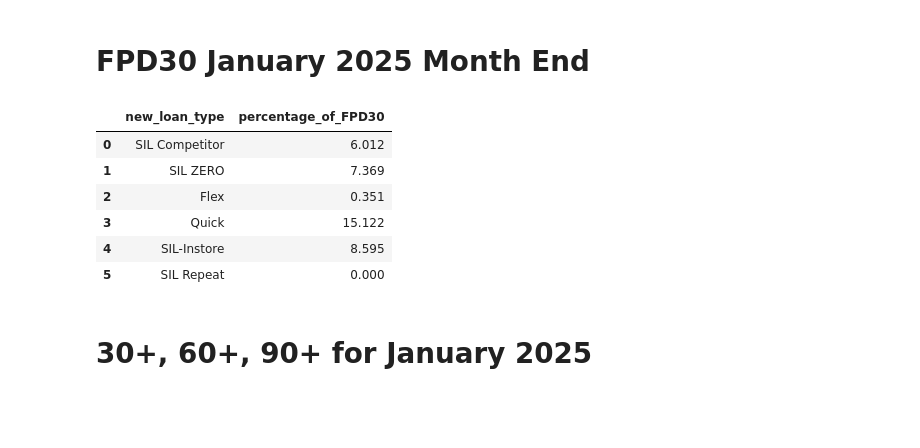
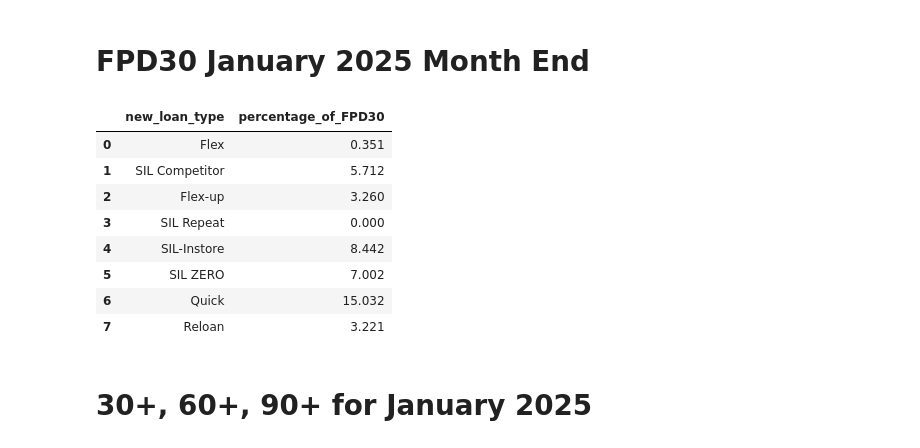
Before and after one commit to dchakroborti-tonik/KRI_Report_New, a Jupyter notebook: Notebook/New Notebook/newkrireportApril2024.ipynb, the cells around one changed output. Cells and saved outputs as stored; diff of their text form; code cells hidden in the pictures; blank space fills up the shorter version.

```diff
--- a/Notebook/New Notebook/newkrireportApril2024.ipynb
+++ b/Notebook/New Notebook/newkrireportApril2024.ipynb
@@ -28,28 +28,34 @@ client = bigquery.Client(project='prj-prod-dataplatform')
 # %% [markdown]
 # FPD30 January 2025 Month End
 # %%
-sq = """SELECT t1.new_loan_type,
+sq = """SELECT (case when t1.new_loan_type = 'Flex-up' and reloan_flag = 1 then 'Reloan'
+else t1.new_loan_type end) new_loan_type,
 case when sum(t1.obsFPD30) = 0 then 0 else ROUND(SUM(CASE when t1.defFPD30 = 1 then 1 ELSE 0 end )/sum(t1.obsFPD30)*100,3) end as percentage_of_FPD30
 from `prj-prod-dataplatform.risk_credit_mis.loan_master_table` t1
 inner JOIN prj-prod-dataplatform.risk_credit_mis.loan_bucket_flow_report_core t2
 ON
 t1.loanAccountNumber = t2.loanAccountNumber
 WHERE t1.flagDisbursement = 1
-and t1.new_loan_type in ('Quick','Flex','SIL-Instore', 'SIL ZERO', 'SIL Competitor', 'SIL Repeat')
+and
+(case when t1.new_loan_type = 'Flex-up' and reloan_flag = 1 then 'Reloan'
+else t1.new_loan_type end)
+in ('Quick','Flex','SIL-Instore', 'SIL ZERO', 'SIL Competitor', 'SIL Repeat', 'Flex-up', 'Reloan')
 and t2.loanStatus in ('In Arrears','Normal')
 and t2.bucketDate in ('2025-01-31')
 GROUP BY 1;"""
 
 jan25fpd30 = client.query(sq).to_dataframe(progress_bar_type='tqdm')
 jan25fpd30
 # %% [output]
 |  | new_loan_type | percentage_of_FPD30 |
-| 0 | SIL Competitor | 6.012 |
-| 1 | SIL ZERO | 7.369 |
-| 2 | Flex | 0.351 |
-| 3 | Quick | 15.122 |
-| 4 | SIL-Instore | 8.595 |
-| 5 | SIL Repeat | 0.000 |
+| 0 | Flex | 0.351 |
+| 1 | SIL Competitor | 5.712 |
+| 2 | Flex-up | 3.260 |
+| 3 | SIL Repeat | 0.000 |
+| 4 | SIL-Instore | 8.442 |
+| 5 | SIL ZERO | 7.002 |
+| 6 | Quick | 15.032 |
+| 7 | Reloan | 3.221 |
 # %% [markdown]
 # 30+, 60+, 90+ for January 2025
 # %%
```
Also changed, not shown: parts of 8 cells of this notebook.
